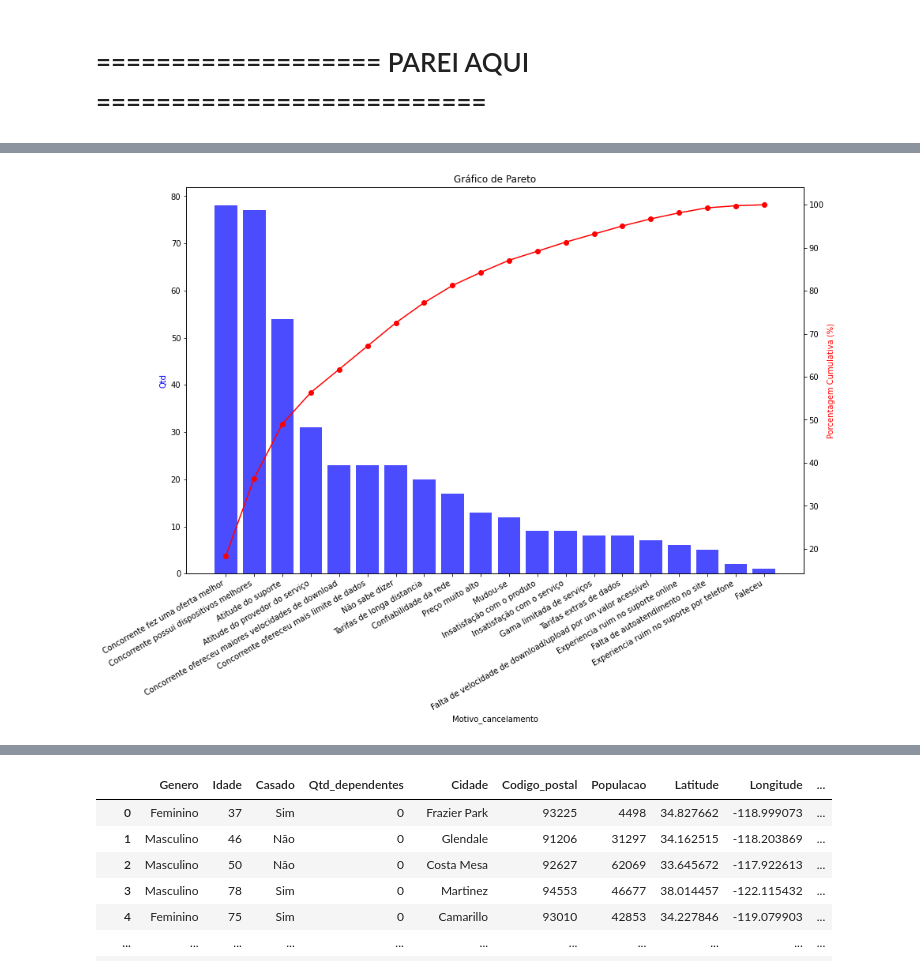
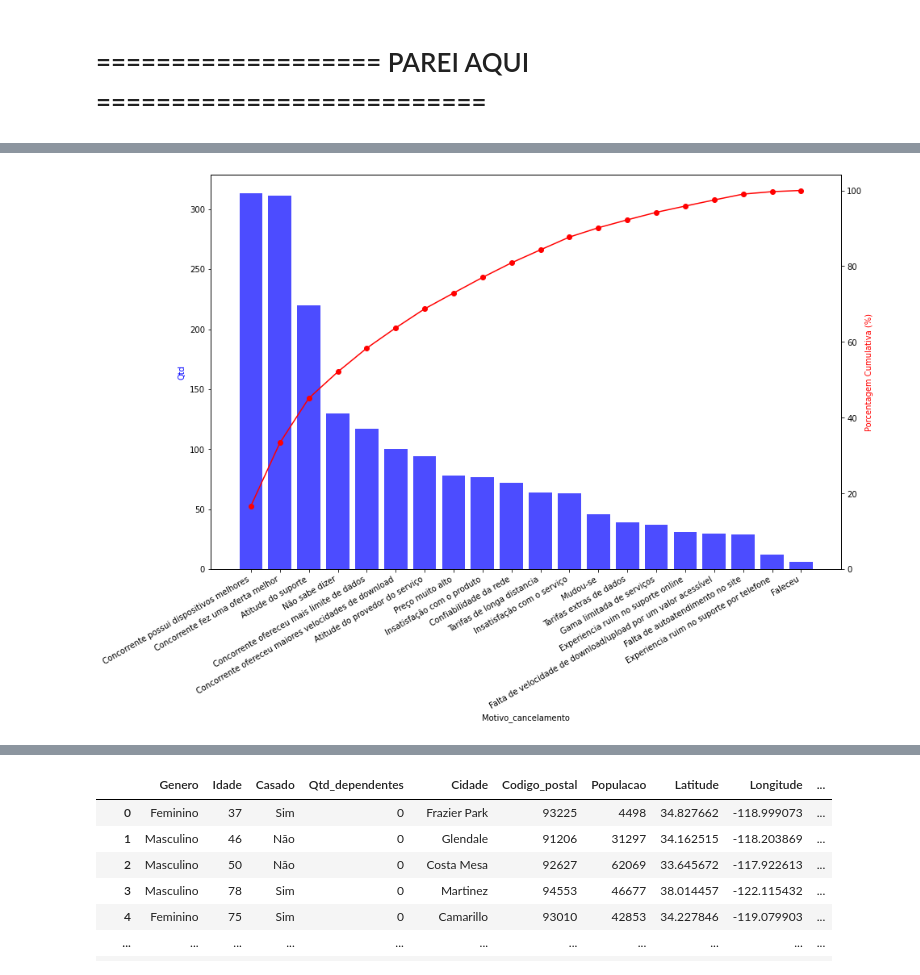
Before and after one commit to JuniorNS96/TCC, a Jupyter notebook: main.ipynb, the cells around one changed output, grey strips where cells are left out. Drawn from its saved outputs; the diff is of its cells as text; code cells hidden in the pictures.

Commit message:
ajustado grafico de pareto

```diff
--- a/main.ipynb
+++ b/main.ipynb
@@ -1084,29 +995,21 @@ df_default
 # %%
-
-
-# Ordene o DataFrame por frequência em ordem decrescente
+df_default = df.loc[0:,['Ultima_oferta','Categoria_cancelamento','Motivo_cancelamento']]
+df_default = df_default[df_default['Categoria_cancelamento']!='Permaneceu cliente']
+df_default = pd.DataFrame(df_default.groupby(['Categoria_cancelamento',
+                                              'Motivo_cancelamento'])['Ultima_oferta'].count().reset_index())
+df_default = df_default.rename(columns={'Ultima_oferta':'Qtd'},inplace=False)
+df_default = df_default.sort_values('Qtd',ascending=False)
 df_default = df_default.sort_values(by='Qtd', ascending=False)
-
-# Calcule a porcentagem cumulativa
 df_default['Porcentagem Cumulativa'] = 100 * df_default['Qtd'].cumsum() / df_default['Qtd'].sum()
-
-# Crie o gráfico de Pareto
 fig, ax1 = plt.subplots(figsize=(14, 9))
 plt.xticks(rotation=30,ha='right')
-
-# Barras das frequências
 ax1.bar(df_default['Motivo_cancelamento'], df_default['Qtd'], color='b', alpha=0.7)
 ax1.set_xlabel('Motivo_cancelamento')
 ax1.set_ylabel('Qtd', color='b')
-
-# Linha da porcentagem cumulativa
 ax2 = ax1.twinx()
 ax2.plot(df_default['Motivo_cancelamento'], df_default['Porcentagem Cumulativa'], color='r', marker='o')
 ax2.set_ylabel('Porcentagem Cumulativa (%)', color='r')
-# Defina um título
-plt.title('Gráfico de Pareto')
-# Rotacione os rótulos das categorias para melhor visualização
-# Mostre o gráfico
+ax2.set_ylim(0)
 plt.show()
 # %% [output]
-[figure, old version]
+[figure, new version]
```
Also changed, not shown: parts of 14 cells of this notebook.
